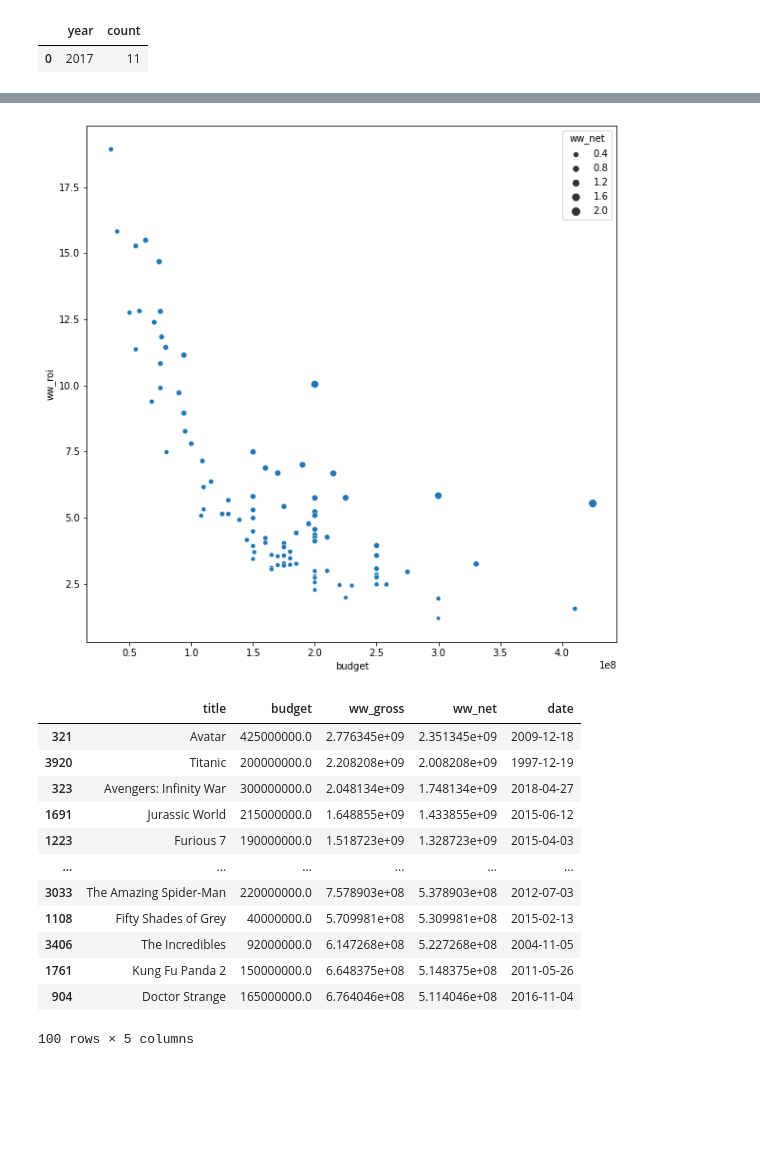
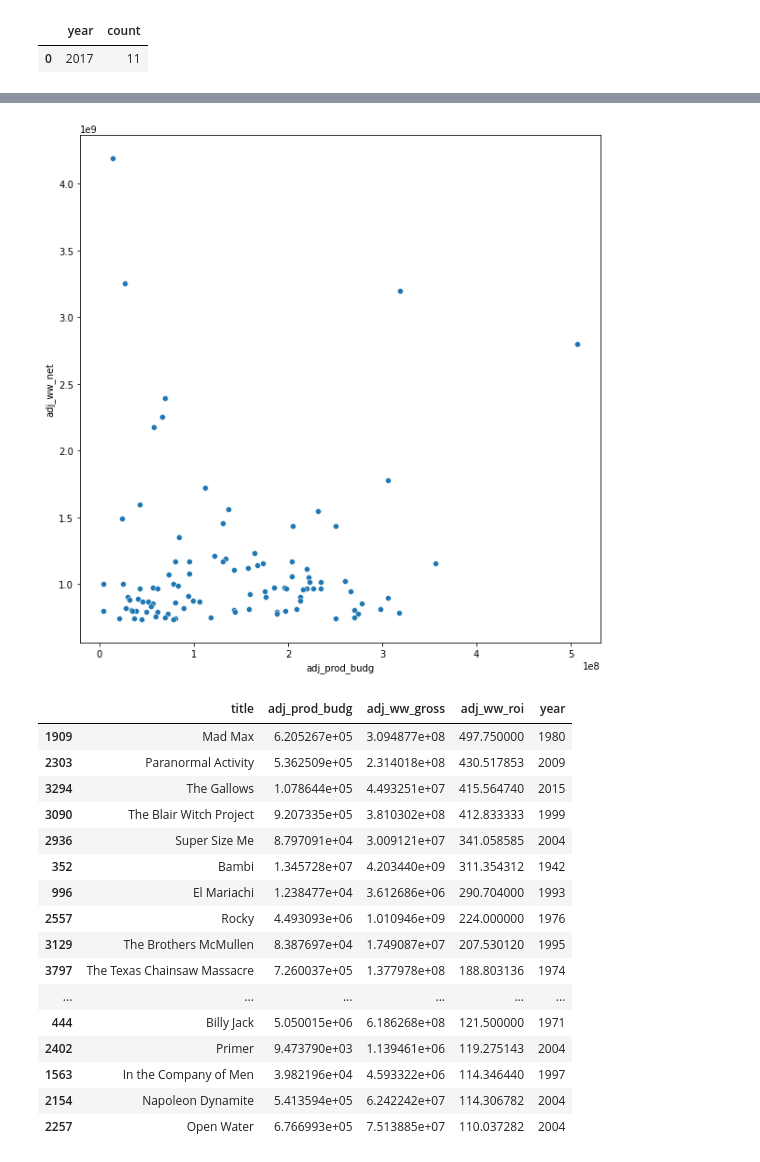
Before and after one commit to jeffreyhwatson/MS_Box_Office_Insights, a Jupyter notebook: rt_tn_workspace.ipynb, the cells around one changed output, grey strips where cells are left out. Cells and saved outputs as stored; diff of their text form; code cells hidden in the pictures; blank space fills up the shorter version.

```diff
--- a/rt_tn_workspace.ipynb
+++ b/rt_tn_workspace.ipynb
@@ -158,0 +160,6 @@ df.head(1)
+# %%
+#adding net profit columns
+df['adj_dom_net'] = df['adj_dom_gross'].sub(df['adj_prod_budg'])
+df['adj_ww_net'] = df['adj_ww_gross'].sub(df['adj_prod_budg'])
+df['adj_i_net'] = df['adj_i_gross'].sub(df['adj_prod_budg'])
+df.info()
@@ -158,0 +184,6 @@ df.head(1)
+# %%
+#adding return on investment columns and checking results
+df['adj_dom_roi'] = df['adj_dom_net'].divide(df['adj_prod_budg'])
+df['adj_ww_roi'] = df['adj_ww_net'].divide(df['adj_prod_budg'])
+df['adj_i_roi'] = df['adj_i_net'].divide(df['adj_prod_budg'])
+df.head(1)
@@ -169,11 +206,8 @@ Index(['movie_title', 'content_rating', 'genres',
       dtype='object')
 # %%
 df = df.rename(columns = {'movie_title':'title', 'release_date':'date',\
-       'production_budget': 'budget', 'domestic_gross': 'dom_gross', 'worldwide_gross':'ww_gross',\
-       'international_gross': 'intl_gross', 'domestic_net': 'dom_net', 'worldwide_net': 'ww_net',\
-       'international_net': 'intl_net', 'domestic_roi': 'dom_roi', 'worldwide_roi':'ww_roi',\
-       'international_roi': 'intl_roi', 'content_rating': 'rating', 'genres': 'genres',\
-       'tomatometer_top_critics_count': 'top', 'tomatometer_fresh_critics_count': 'fresh',\
-       'tomatometer_rotten_critics_count': 'rotten'})
-df.head()
+                          'content_rating': 'rating', 'genres': 'genres',\
+                          'tomatometer_top_critics_count': 'top', 'tomatometer_fresh_critics_count': 'fresh',\
+                          'tomatometer_rotten_critics_count': 'rotten'})
+df.columns
 # %% [output]
@@ -264,0 +384,5 @@ t100_gross_by_roi.head()
+# %%
+title_net = df[['title','adj_prod_budg', 'adj_ww_gross', 'adj_ww_net', 'year']]
+unique_titles = title_net.groupby('title').first().reset_index()
+top100_net_films = unique_titles.sort_values(by='adj_ww_net', ascending=False).head(100)
+top100_net_films
@@ -265,26 +403,29 @@ t100_gross_by_roi.head()
 # %%
 fig, ax = plt.subplots(figsize=(10,10))
-
-ax = sns.scatterplot(x='budget', y='ww_roi', data=top100_gross_films, size='ww_net')
+ax = sns.scatterplot(data=top100_net_films, x="adj_prod_budg", y="adj_ww_net")
 plt.show()
 # %% [output]
-[figure, old version]
+[figure, new version]
 # %%
-title_net = df[['title','budget', 'ww_gross', 'ww_net', 'date']]
-unique_titles = title_net.groupby('title').first().reset_index()
-top100_net_films = unique_titles.sort_values(by='ww_net', ascending=False).head(100)
-top100_net_films
+title_roi = df[['title','adj_prod_budg', 'adj_ww_gross', 'adj_ww_roi', 'year']]
+unique_titles = title_roi.groupby('title').first().reset_index()
+top20_roi_films = unique_titles.sort_values(by='adj_ww_roi', ascending=False).head(20)
+top20_roi_films
 # %% [output]
-|  | title | budget | ww_gross | ww_net | date |
-| 321 | Avatar | 425000000.0 | 2.776345e+09 | 2.351345e+09 | 2009-12-18 |
-| 3920 | Titanic | 200000000.0 | 2.208208e+09 | 2.008208e+09 | 1997-12-19 |
-| 323 | Avengers: Infinity War | 300000000.0 | 2.048134e+09 | 1.748134e+09 | 2018-04-27 |
-| 1691 | Jurassic World | 215000000.0 | 1.648855e+09 | 1.433855e+09 | 2015-06-12 |
-| 1223 | Furious 7 | 190000000.0 | 1.518723e+09 | 1.328723e+09 | 2015-04-03 |
+|  | title | adj_prod_budg | adj_ww_gross | adj_ww_roi | year |
+| 1909 | Mad Max | 6.205267e+05 | 3.094877e+08 | 497.750000 | 1980 |
+| 2303 | Paranormal Activity | 5.362509e+05 | 2.314018e+08 | 430.517853 | 2009 |
+| 3294 | The Gallows | 1.078644e+05 | 4.493251e+07 | 415.564740 | 2015 |
+| 3090 | The Blair Witch Project | 9.207335e+05 | 3.810302e+08 | 412.833333 | 1999 |
+| 2936 | Super Size Me | 8.797091e+04 | 3.009121e+07 | 341.058585 | 2004 |
+| 352 | Bambi | 1.345728e+07 | 4.203440e+09 | 311.354312 | 1942 |
+| 996 | El Mariachi | 1.238477e+04 | 3.612686e+06 | 290.704000 | 1993 |
+| 2557 | Rocky | 4.493093e+06 | 1.010946e+09 | 224.000000 | 1976 |
+| 3129 | The Brothers McMullen | 8.387697e+04 | 1.749087e+07 | 207.530120 | 1995 |
+| 3797 | The Texas Chainsaw Massacre | 7.260037e+05 | 1.377978e+08 | 188.803136 | 1974 |
 | ... | ... | ... | ... | ... | ... |
-| 3033 | The Amazing Spider-Man | 220000000.0 | 7.578903e+08 | 5.378903e+08 | 2012-07-03 |
-| 1108 | Fifty Shades of Grey | 40000000.0 | 5.709981e+08 | 5.309981e+08 | 2015-02-13 |
-| 3406 | The Incredibles | 92000000.0 | 6.147268e+08 | 5.227268e+08 | 2004-11-05 |
-| 1761 | Kung Fu Panda 2 | 150000000.0 | 6.648375e+08 | 5.148375e+08 | 2011-05-26 |
-| 904 | Doctor Strange | 165000000.0 | 6.764046e+08 | 5.114046e+08 | 2016-11-04 |
+| 444 | Billy Jack | 5.050015e+06 | 6.186268e+08 | 121.500000 | 1971 |
+| 2402 | Primer | 9.473790e+03 | 1.139461e+06 | 119.275143 | 2004 |
+| 1563 | In the Company of Men | 3.982196e+04 | 4.593322e+06 | 114.346440 | 1997 |
+| 2154 | Napoleon Dynamite | 5.413594e+05 | 6.242242e+07 | 114.306782 | 2004 |
+| 2257 | Open Water | 6.766993e+05 | 7.513885e+07 | 110.037282 | 2004 |
-100 rows × 5 columns
```
Also changed, not shown: parts of 33 cells of this notebook, 1 other file.
